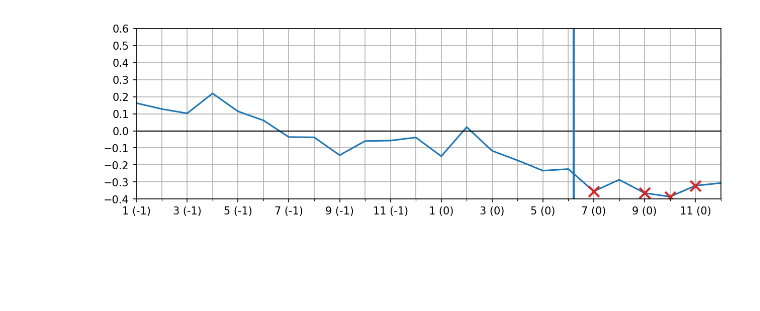
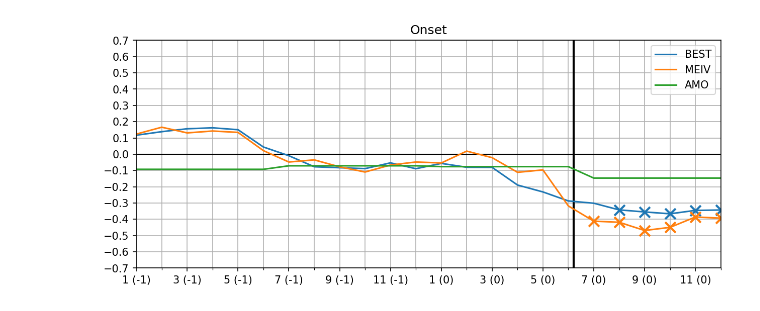
Before and after one commit to rodrigoms95/sequia, a Jupyter notebook: code/ENSO_graph.ipynb, the cells around one changed output. Drawn from its saved outputs; the diff is of its cells as text; code cells hidden in the pictures; blank space fills up the shorter version.

```diff
--- a/code/ENSO_graph.ipynb
+++ b/code/ENSO_graph.ipynb
@@ -120,32 +123,81 @@ ENSO[0].head()
 # %%
-# Graficamos.
+# Correlaciones
 
+# Confianza
+a = 0.05
+
+cols = ["Year", "Month", "Correlation", "Significant"]
 mean = [6.200, 10.484, 20]
-color = ["tab:" + x for x in ["blue", "orange", "green"]]
+color = [ "tab:" + x for x in [ "blue", "orange", "green", "red", "purple",
+    "brown", "pink", "gray", "olive", "cyan" ] ]
+title = ["Onset", "Withdrawal", "Length"]
 
-for i in range(len(ENSO)):
+fig = [None] * 3
+ax = [None] * 3
 
-    fig, ax = plt.subplots()
-    fig.set_facecolor("w")
-    fig.set_size_inches(10, 3)
-    fig.set_dpi(150)
+legend_1 = ["_"] * 2
+legend_2 = ["_"] * 2
+legend_3 = ["_"] * 2
 
-    ax.plot(ENSO[i]["Month"], ENSO[i]["Correlation"], color = color[i])
+for i in range(0, 3):
 
-    ax.plot( (-12, 12), (0, 0), color = "k", linewidth = 1 )
-    ax.plot( [mean[i]] * 2, (-0.4, 0.6), color = color[i], linewidth = 2 )
+    fig[i], ax[i] = plt.subplots()
+    fig[i].set_facecolor("w")
+    fig[i].set_size_inches(10, 4)
+    fig[i].set_dpi(150)
 
-    for j in ENSO[i].itertuples():
-        if j[4]:
-            ax.scatter( j[2], j[3], color = "tab:red", marker = "x",
-                linewidth = 2, s = 100, zorder = 2)
+    ax[i].set_title(title[i])
+    ax[i].set_xlim(-11, 12)
+    ax[i].set_ylim(-0.7, 0.7)
+    ax[i].set_yticks(np.arange(-0.7, 0.8, 0.1))
+    ax[i].set_xticks(np.arange(-11, 13, 2.0))
+    ax[i].set_xticks(np.arange(-11, 13, 1.0) , minor = True )
+    ax[i].set_xticklabels( [f"{x} (-1)" for x in range(1, 13, 2)]
+        + [f"{x} (0)"  for x in range(1, 13, 2)] )
+    ax[i].grid(which = "both")
 
-    ax.set_xlim(-11, 12)
-    ax.set_ylim(-0.4, 0.6)
-    ax.set_yticks(np.arange(-0.4, 0.7, 0.1))
-    ax.set_xticks(np.arange(-11, 13, 2.0))
-    ax.set_xticks(np.arange(-11, 13, 1.0) , minor = True )
-    ax.set_xticklabels( [f"{x} (-1)" for x in range(1, 13, 2)]
-        + [f"{x} (0)"  for x in range(1, 13, 2)] )
-    ax.grid(which = "both")
+    ax[i].plot( (-12, 12), (0, 0), color = "k", linewidth = 1 )
+    ax[i].plot( [mean[i]] * 2, (-0.7, 0.7), color = "k", linewidth = 2 )
+
+#for m in range( len(index) ):
+for m in [0, 1, 2]:
+
+    legend_1.append(label[m])
+    legend_2.append(label[m])
+    legend_3.append(label[m])
+
+    for i in range(0, 3):
+        df = pd.DataFrame(columns = cols)
+
+        for k in range(0, 2):
+            for j in range(0, 12):
+
+                row = [-k, j + 1 - k * 12]
+                corr, _ = stats.pearsonr(
+                    index[m].shift(k).iloc[k:, j], dates.iloc[k + l[m]:, i] )
+                int = stats.bootstrap( [
+                    index[m].shift(k).iloc[k:, j], dates.iloc[k + l[m]:, i] ],
+                    pcorr, confidence_level = 0.95, method = "basic"
+                    ).confidence_interval
+                if ( corr <= int[0] ) or ( corr >= int[1] ): sig = True
+                else: sig = False
+
+                row += [corr, sig]
+                df = pd.concat([df, pd.DataFrame([row], columns = cols)])
+
+        df = df.sort_values("Month")
+
+        ax[i].plot( df["Month"], df["Correlation"], color = color[m] )
+
+        for j in df.itertuples():
+            if j[4]:
+                ax[i].scatter( j[2], j[3], marker = "x", color = color[m],
+                    linewidth = 2, s = 100, zorder = 2)
+                if   i == 0: legend_1.append("_")
+                elif i == 1: legend_2.append("_")
+                else       : legend_3.append("_")
+
+        if   i == 0: ax[i].legend(legend_1)
+        elif i == 1: ax[i].legend(legend_2)
+        else       : ax[i].legend(legend_3)
 # %% [output]
@@ -152 +207 @@ for i in range(len(ENSO)):
-[figure, old version]
+[figure, new version]
```
Also changed, not shown: parts of 6 cells of this notebook.
